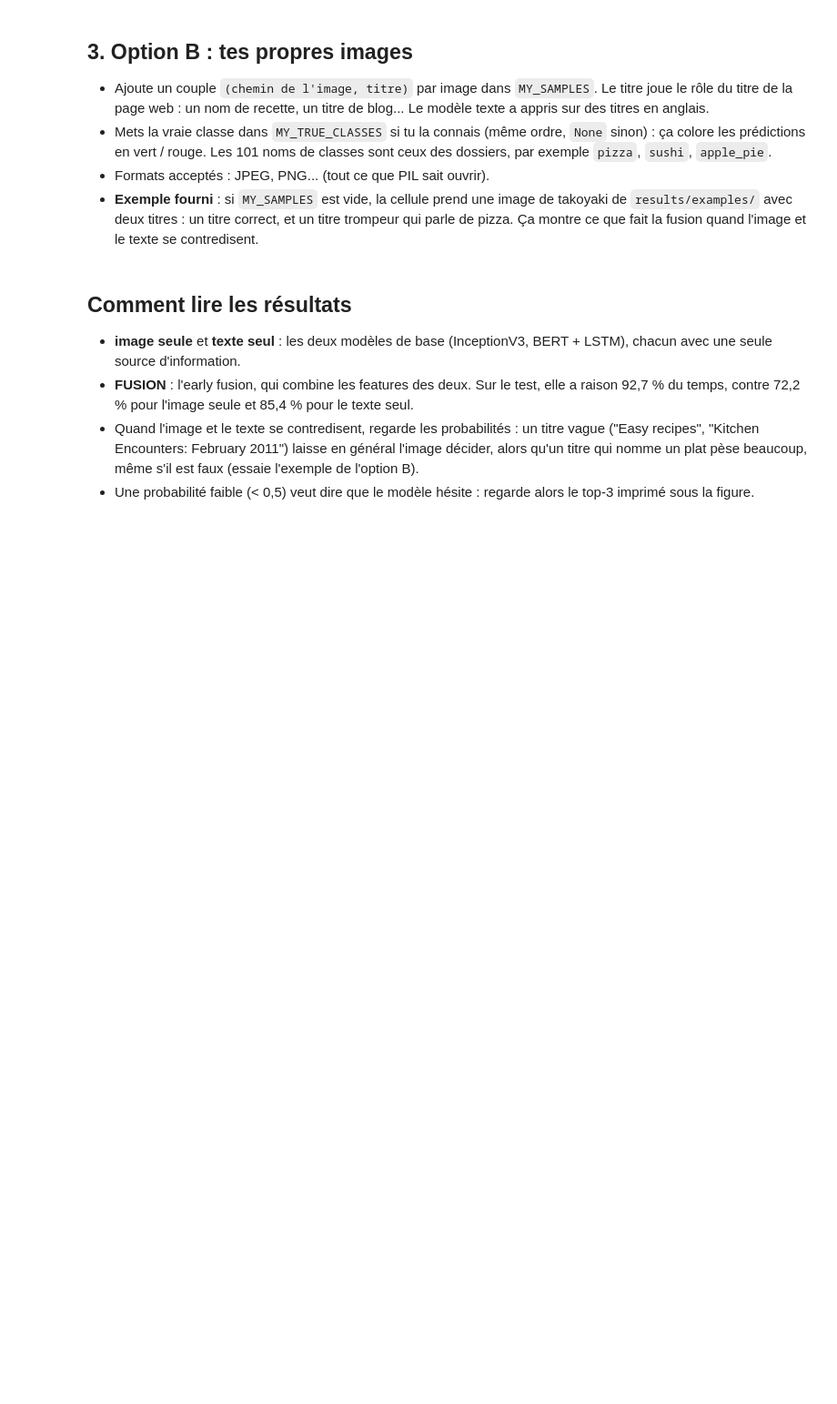
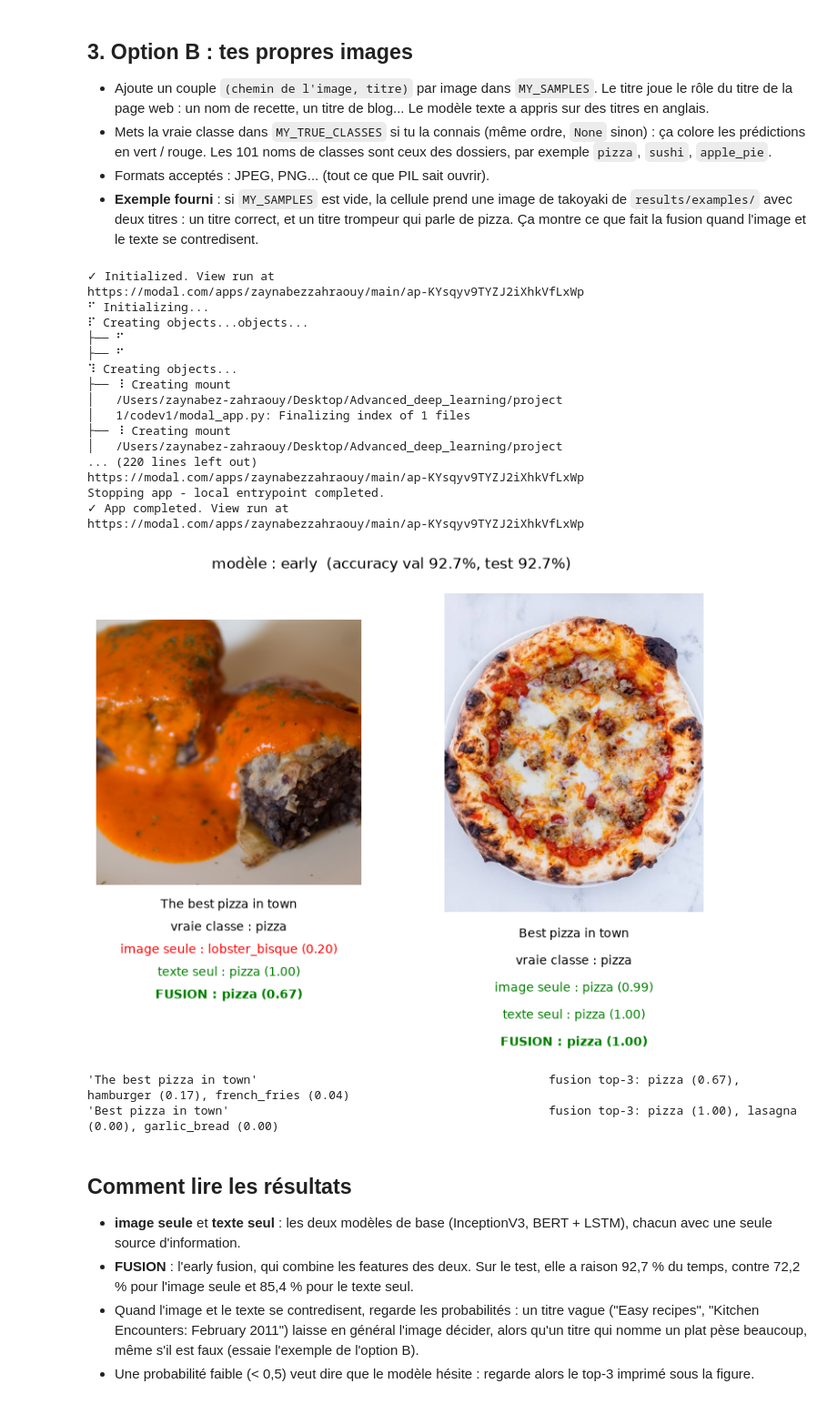
Before and after one commit to zaynabez0/food101, a Jupyter notebook: notebooks/inference.ipynb, the cells around one changed output. Shown at 91% size. Cells and saved outputs as stored; diff of their text form; code cells hidden in the pictures; blank space fills up the shorter version.

```diff
--- a/notebooks/inference.ipynb
+++ b/notebooks/inference.ipynb
@@ -120,23 +120,38 @@ https://modal.com/apps/zaynabezzahraouy/main/ap-87Ny92UBQbFMkFcVKeUbFz
   `results/examples/` avec deux titres : un titre correct, et un titre trompeur qui parle de pizza.
   Ça montre ce que fait la fusion quand l'image et le texte se contredisent.
 # %%
-MY_SAMPLES = [           # (image path, title), e.g. ("/Users/me/Pictures/pizza.jpg", "Homemade margherita pizza")
-]
-MY_TRUE_CLASSES = []     # same order, e.g. ["pizza"]; leave empty if unknown
-
-if not MY_SAMPLES:       # demo: the same image with two different titles
-    demo = ROOT / "results" / "examples" / "b_text_wrong_fusion_right" / "takoyaki_245.jpg"
-    MY_SAMPLES = [(demo, "Takoyaki recipe: Japanese octopus balls"), (demo, "The best pizza in town")]
-    MY_TRUE_CLASSES = ["takoyaki", "takoyaki"]
+MY_SAMPLES = [("/Users/zaynabez-zahraouy/Downloads/test1.jpg","The best pizza in town"),("/Users/zaynabez-zahraouy/Downloads/test2.jpeg","Best pizza in town")]          # (image path, title), e.g. ("/Users/me/Pictures/pizza.jpg", "Homemade margherita pizza")]
+MY_TRUE_CLASSES = ["pizza", "pizza"]     # same order, e.g. ["pizza"]; leave empty if unknown
 
 images = [Path(path).expanduser().read_bytes() for path, _ in MY_SAMPLES]
 titles = [title for _, title in MY_SAMPLES]
 true_classes = MY_TRUE_CLASSES or [None] * len(MY_SAMPLES)
 
 with modal.enable_output(), app.run():
     result = predict_samples.remote(images, titles, TOP_K, MODEL)
 
 show(images, result, true_classes)
+# %% [output]
+✓ Initialized. View run at
+https://modal.com/apps/zaynabezzahraouy/main/ap-KYsqyv9TYZJ2iXhkVfLxWp
+⠋ Initializing...
+⠏ Creating objects...objects...
+├── ⠋
+├── ⠋
+⠹ Creating objects...
+├── ⠸ Creating mount
+│   /Users/zaynabez-zahraouy/Desktop/Advanced_deep_learning/project
+│   1/codev1/modal_app.py: Finalizing index of 1 files
+├── ⠸ Creating mount
+│   /Users/zaynabez-zahraouy/Desktop/Advanced_deep_learning/project
+... (220 lines left out)
+https://modal.com/apps/zaynabezzahraouy/main/ap-KYsqyv9TYZJ2iXhkVfLxWp
+Stopping app - local entrypoint completed.
+✓ App completed. View run at
+https://modal.com/apps/zaynabezzahraouy/main/ap-KYsqyv9TYZJ2iXhkVfLxWp
+[figure, added]
+'The best pizza in town'                                         fusion top-3: pizza (0.67), hamburger (0.17), french_fries (0.04)
+'Best pizza in town'                                             fusion top-3: pizza (1.00), lasagna (0.00), garlic_bread (0.00)
 # %% [markdown]
 ## Comment lire les résultats
 
```
Also changed, not shown: parts of 1 cell of this notebook, 1 other file.
